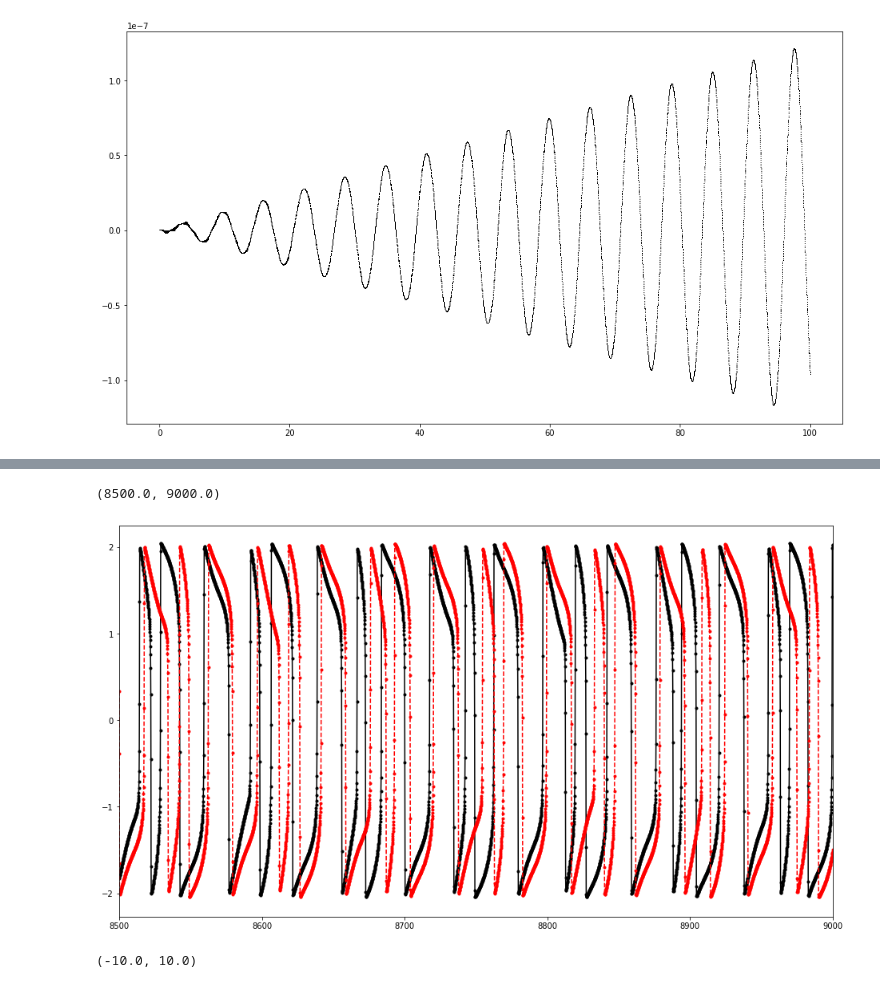
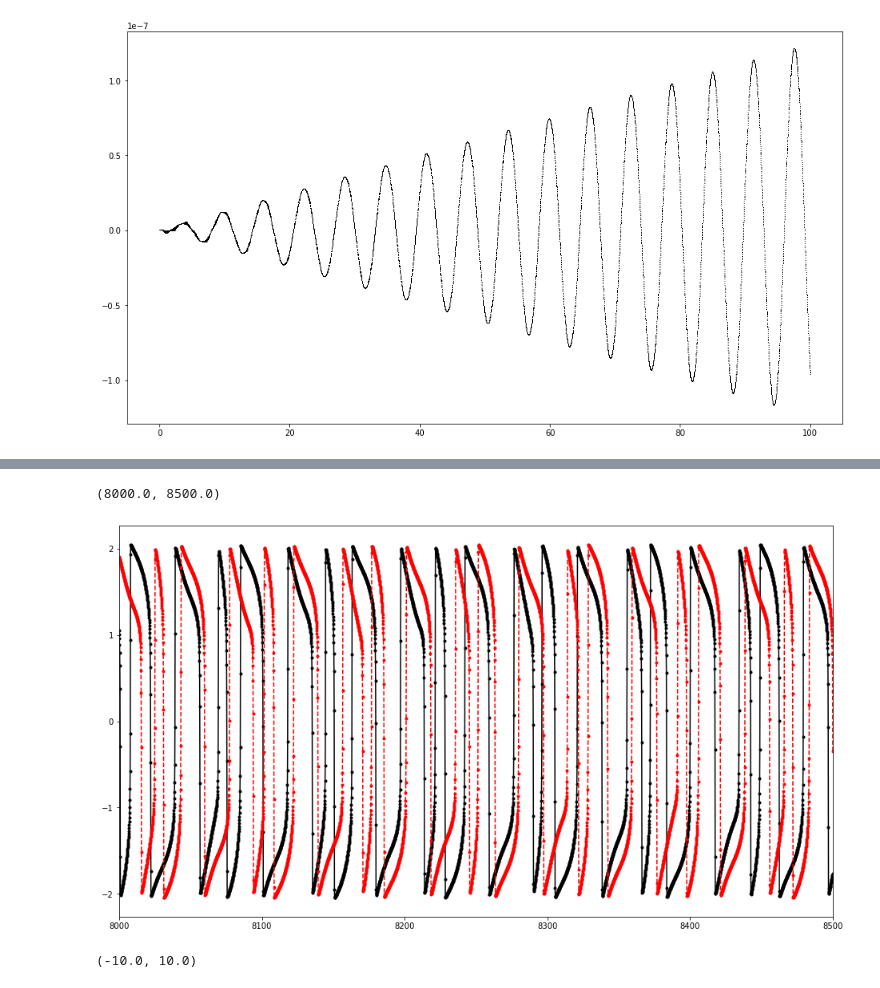
Before and after one commit to bgold-cosmos/mm2022, a Jupyter notebook: Week7b.ipynb, the cells around one changed output, grey strips where cells are left out. Drawn from its saved outputs; the diff is of its cells as text; code cells hidden in the pictures.

```diff
--- a/Week7b.ipynb
+++ b/Week7b.ipynb
@@ -92,10 +92,10 @@ sol2 = solve_ivp(vdp, (0,10000), [1,0], t_eval=np.linspace(0,10000,100000), meth
 # %%
 pp.figure(figsize=(16,9))
 pp.plot(sol1.t, sol1.y[0], 'k.-', sol2.t, sol2.y[0], 'r.--')
-pp.xlim([8500,9000])
+pp.xlim([8000,8500])
 # %% [output]
-(8500.0, 9000.0)
+(8000.0, 8500.0)
-[figure, old version]
+[figure, new version]
 # %%
 pp.figure(figsize=(16,9))
 pp.plot(sol1.y[0], sol1.y[1], 'k,')
```
Also changed, not shown: parts of 4 cells of this notebook, 1 other file.
